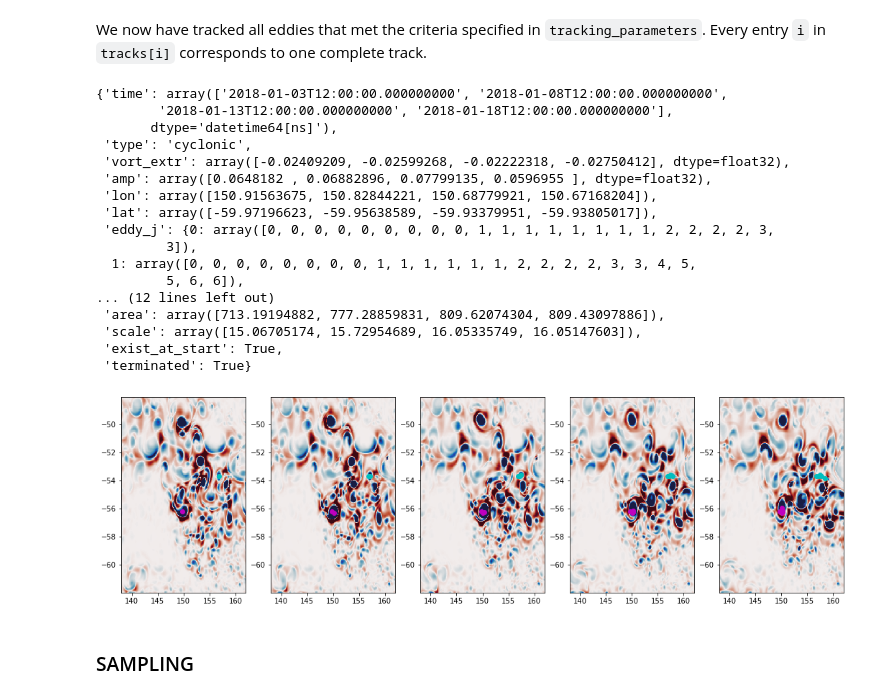
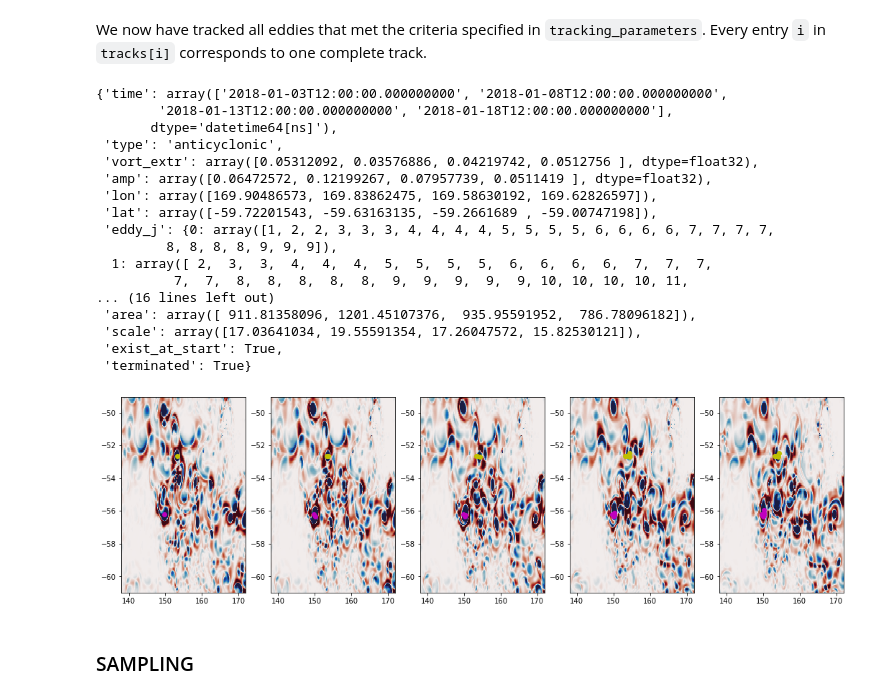
Before and after one commit to marimpacheco/notebooks, a Jupyter notebook: run_eddytools_example.ipynb, the cells around one changed output. Drawn from its saved outputs; the diff is of its cells as text; code cells hidden in the pictures.

```diff
--- a/run_eddytools_example.ipynb
+++ b/run_eddytools_example.ipynb
@@ -178,6 +189,7 @@ data_int.to_netcdf(datapath + 'eddies/test_data.nc', mode='w')
 # %%
-# If we already did the interpolation earlier and now start off with the interpolated fields, we just uncomment the line below to load them
-data_int = xr.open_dataset(datapath + 'eddies/test_data.nc')
+# If we already did the interpolation earlier and now start off with the interpolated fields,
+# we just uncomment the line below to load them
+data_int = xr.open_dataset(datapath + 'eddies/test_data_140_170.nc')
 # %%
 # Let's have a look at the fields
 plt.pcolormesh(data_int['OW'].isel(time=0), vmin=-0.05, vmax=0.05, cmap=cm.balance)
@@ -199,7 +211,7 @@ Additionally `'lon1'` needs to be at least 2 degrees smaller than in the `interp
 detection_parameters = {'start_time': '2018-01-01', # time range start
                         'end_time': '2018-12-31', # time range end
                         'lon1': 140, # minimum longitude of detection region
-                        'lon2': 160, # maximum longitude
+                        'lon2': 170, # maximum longitude
                         'lat1': -60, # minimum latitude
                         'lat2': -50, # maximum latitude
                         'min_dep': 1000, # minimum ocean depth where to look for eddies in m
@@ -258,11 +275,13 @@ for i in np.arange(0, len(eddies[0])-1):
 # %% [markdown]
 We see that all features below a certain OW threshold have been detected. Some of them, we might not consider as an eddy. If you have the feeling, that two many features are detected, that are not eddies, change parameters like `OW_thr_factor`, `Npix_min`, `Npix_max`
 # %%
-# For every time step, we store one file on disk with all the information of the detected eddies at this time step
+# For every time step, we store one file on disk with all the information of the detected
+# eddies at this time step
 for i in np.arange(0, len(eddies)):
     datestring = str(eddies[i][0]['time'])[0:10]
     with open(datapath + 'eddies/'
-          + '1_ORION10.L46.LIM2vp.CFCSF6.MOPS.JRA.XIOS2.5-EXP01_5d_' + str(datestring) + '_eddies_OW0.3.pickle', 'wb') as f:
+          + '1_ORION10.L46.LIM2vp.CFCSF6.MOPS.JRA.XIOS2.5-EXP01_5d_'
+          + str(datestring) + '_eddies_OW0.3_140_170.pickle', 'wb') as f:
         pickle.dump(eddies[i], f, pickle.HIGHEST_PROTOCOL)
     f.close()
 # %% [markdown]
@@ -278,7 +297,7 @@ tracking_parameters = {'start_time': '2018-01-03', # time range start
                         'end_time': '2018-12-31', # time range end
                         'dt': 5, # temporal resolution of the data in days
                         'lon1': 140, # minimum longitude of detection region
-                        'lon2': 160, # maximum longitude
+                        'lon2': 170, # maximum longitude
                         'lat1': -60, # minimum latitude
                         'lat2': -50, # maximum latitude
                        'dE': 50., # maximum distance of search ellipsis from eddy center in towards the east
@@ -288,8 +307,8 @@ tracking_parameters = {'start_time': '2018-01-03', # time range start
                        'dict': 0, # dictionary containing detected eddies to be used when not stored in files (set to 0 otherwise)
                        'data_path': datapath + '/', # path to the detected eddies pickle files
                        'file_root': 'eddies/1_ORION10.L46.LIM2vp.CFCSF6.MOPS.JRA.XIOS2.5-EXP01_5d',
-                       'file_spec': 'eddies_OW0.3',
-                       'ross_path': datapath + '/'} # path to rossrad.dat containing Chelton et a1. 1998 Rossby radii
+                       'file_spec': 'eddies_OW0.3_140_170',
+                       'ross_path': datapath} # path to rossrad.dat containing Chelton et a1. 1998 Rossby radii
 # %%
 # Now we track the eddies, all information needed has to be added to `tracking_parameters`
 tracks = et.tracking.track(tracking_parameters, in_file=True)
@@ -306,49 +325,49 @@ tracking at time step  66  of  73
 We now have tracked all eddies that met the criteria specified in `tracking_parameters`. Every entry `i` in `tracks[i]` corresponds to one complete track.
 # %%
 # The entries in `track` look like this
-tracks[0]
+tracks[4]
 # %% [output]
 {'time': array(['2018-01-03T12:00:00.000000000', '2018-01-08T12:00:00.000000000',
         '2018-01-13T12:00:00.000000000', '2018-01-18T12:00:00.000000000'],
        dtype='datetime64[ns]'),
- 'type': 'cyclonic',
- 'vort_extr': array([-0.02409209, -0.02599268, -0.02222318, -0.02750412], dtype=float32),
- 'amp': array([0.0648182 , 0.06882896, 0.07799135, 0.0596955 ], dtype=float32),
- 'lon': array([150.91563675, 150.82844221, 150.68779921, 150.67168204]),
- 'lat': array([-59.97196623, -59.95638589, -59.93379951, -59.93805017]),
- 'eddy_j': {0: array([0, 0, 0, 0, 0, 0, 0, 0, 0, 1, 1, 1, 1, 1, 1, 1, 1, 2, 2, 2, 2, 3,
-         3]),
-  1: array([0, 0, 0, 0, 0, 0, 0, 0, 1, 1, 1, 1, 1, 1, 2, 2, 2, 2, 3, 3, 4, 5,
-         5, 6, 6]),
-... (12 lines left out)
- 'area': array([713.19194882, 777.28859831, 809.62074304, 809.43097886]),
- 'scale': array([15.06705174, 15.72954689, 16.05335749, 16.05147603]),
+ 'type': 'anticyclonic',
+ 'vort_extr': array([0.05312092, 0.03576886, 0.04219742, 0.0512756 ], dtype=float32),
+ 'amp': array([0.06472572, 0.12199267, 0.07957739, 0.0511419 ], dtype=float32),
+ 'lon': array([169.90486573, 169.83862475, 169.58630192, 169.62826597]),
+ 'lat': array([-59.72201543, -59.63163135, -59.2661689 , -59.00747198]),
+ 'eddy_j': {0: array([1, 2, 2, 3, 3, 3, 4, 4, 4, 4, 5, 5, 5, 5, 6, 6, 6, 6, 7, 7, 7, 7,
+         8, 8, 8, 8, 9, 9, 9]),
+  1: array([ 2,  3,  3,  4,  4,  4,  5,  5,  5,  5,  6,  6,  6,  6,  7,  7,  7,
+          7,  7,  8,  8,  8,  8,  8,  9,  9,  9,  9,  9, 10, 10, 10, 10, 11,
+... (16 lines left out)
+ 'area': array([ 911.81358096, 1201.45107376,  935.95591952,  786.78096182]),
+ 'scale': array([17.03641034, 19.55591354, 17.26047572, 15.82530121]),
  'exist_at_start': True,
  'terminated': True}
 # %%
 # To have a look at how the tracking performs, just pick too eddies and see whether they are tracked.
-ed1 = 29
-ed2 = 44
+ed1 = 48
+ed2 = 77
 t = 0
 j = 5
 
 plt.figure(figsize=(18, j))
 
 plot_lon = data_int['lon'].where(data_int['lon'].values > 0, other=data_int['lon'].values + 360)
 
 ed1_lon = tracks[ed1]['lon']
 ed1_lon[ed1_lon < 0] = ed1_lon[ed1_lon < 0] + 360
 ed2_lon = tracks[ed2]['lon']
 ed2_lon[ed2_lon < 0] = ed2_lon[ed2_lon < 0] + 360
 
 for i in np.arange(0, j):
     plt.subplot(1, j, i + 1)
     plt.pcolormesh(plot_lon, data_int.lat, data_int.OW.isel(time=t + i).values,
                    vmin=-0.01, vmax=0.01, cmap=cm.balance)
     plt.plot(ed1_lon[t:t + i+1], tracks[ed1]['lat'][t:t + i+1], marker='o', color='m')
-    plt.plot(ed2_lon[t:t + i+1], tracks[ed2]['lat'][t:t + i+1], marker='o', color='c')
+    plt.plot(ed2_lon[t:t + i+1], tracks[ed2]['lat'][t:t + i+1], marker='o', color='y')
 # %% [output]
-[figure, old version]
+[figure, new version]
 # %%
 # We save the tracks for later use
 with open(datapath + 'tracks/'
```
Also changed, not shown: parts of 32 cells of this notebook.
